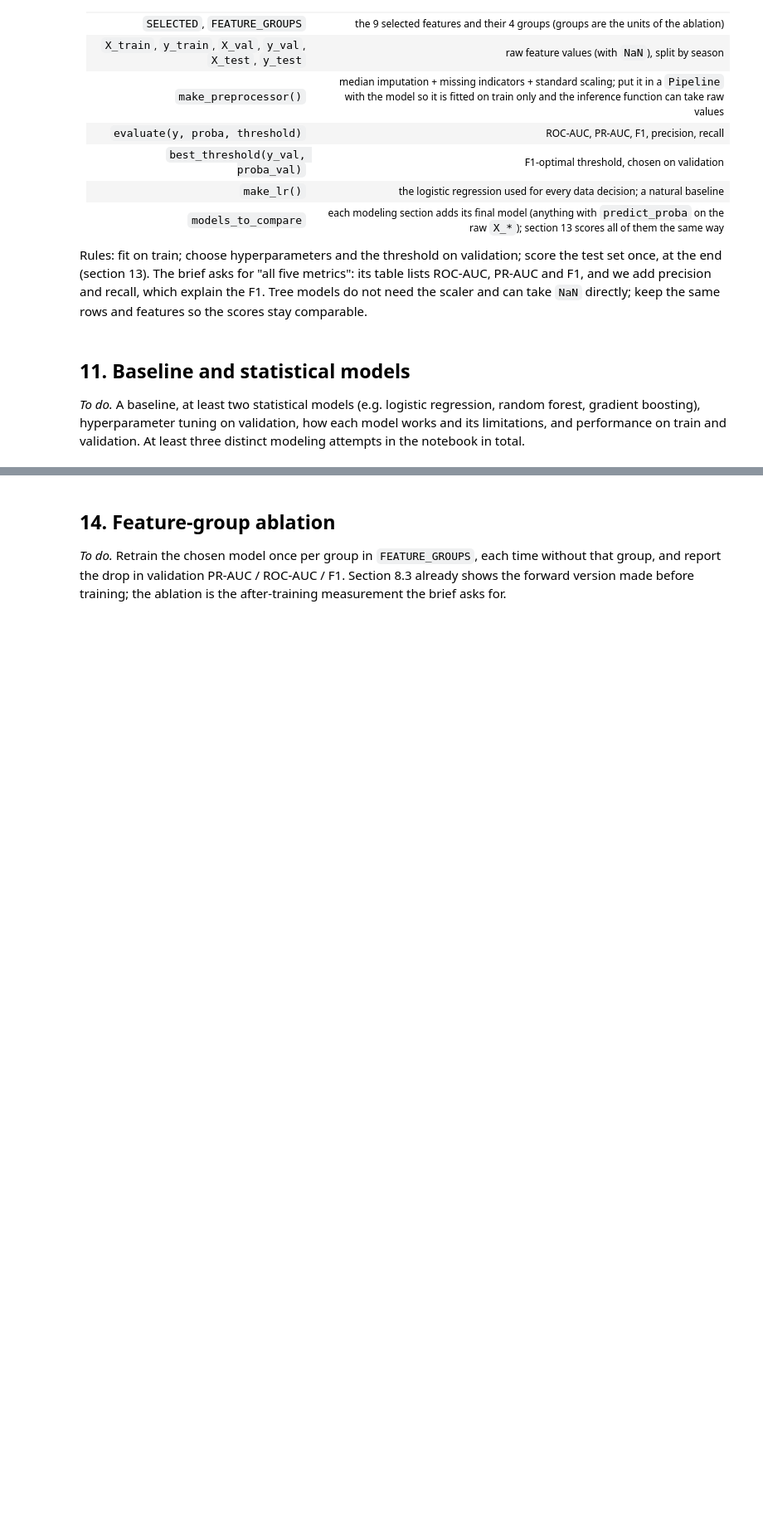
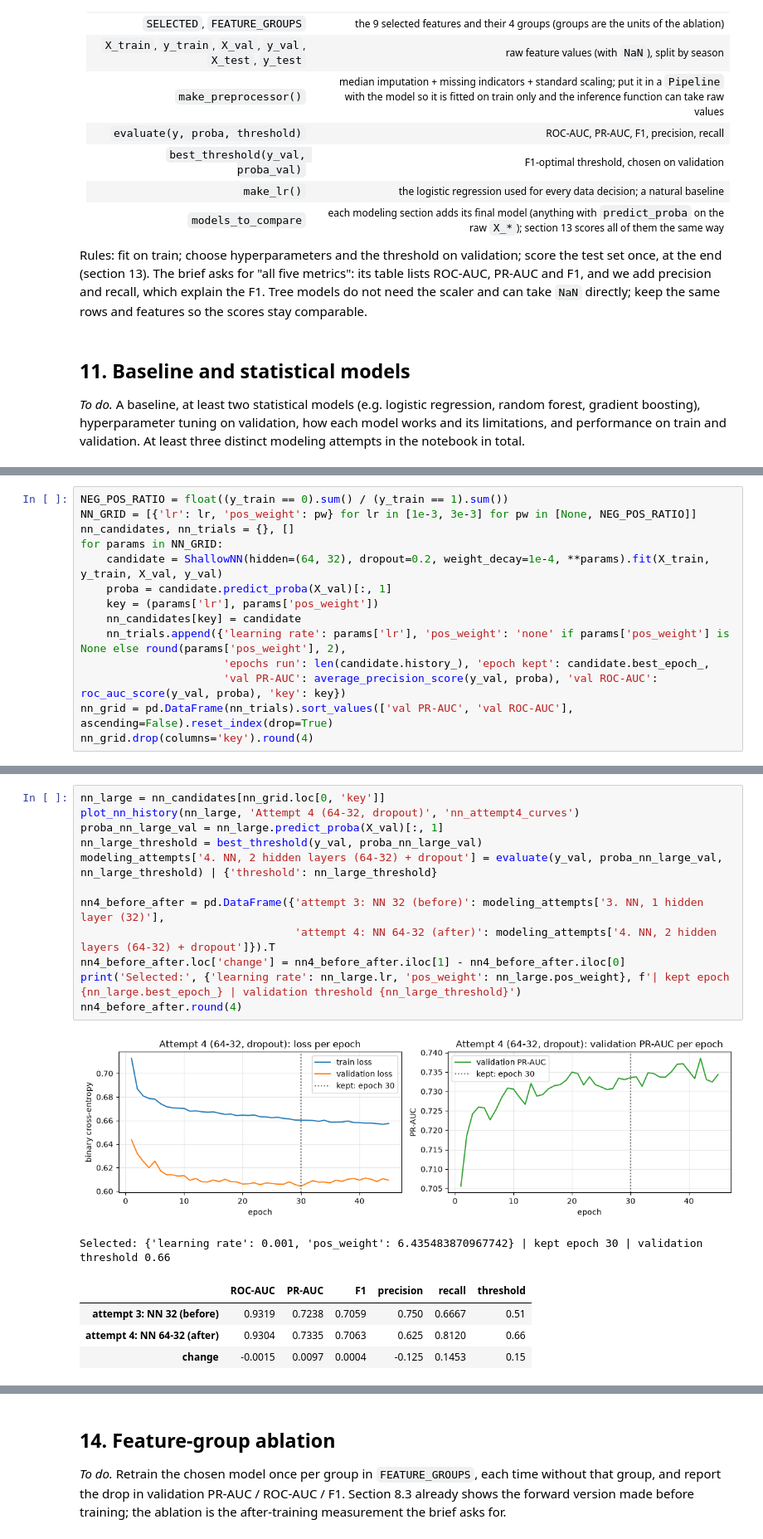
Before and after one commit to HamadaTamer/AI-Tools-Lab-F1-Project, a Jupyter notebook: F1_podium_prediction.ipynb, the cells around one changed output, grey strips where cells are left out. Shown at 83% size. Saved outputs shown, nothing was run; the diff lists cells and outputs as text; blank space fills up the shorter version.

```diff
--- a/F1_podium_prediction.ipynb
+++ b/F1_podium_prediction.ipynb
@@ -2616,0 +2898,14 @@ Rules: fit on train; choose hyperparameters and the threshold on validation; sco
+# %%
+NEG_POS_RATIO = float((y_train == 0).sum() / (y_train == 1).sum())
+NN_GRID = [{'lr': lr, 'pos_weight': pw} for lr in [1e-3, 3e-3] for pw in [None, NEG_POS_RATIO]]
+nn_candidates, nn_trials = {}, []
+for params in NN_GRID:
+    candidate = ShallowNN(hidden=(64, 32), dropout=0.2, weight_decay=1e-4, **params).fit(X_train, y_train, X_val, y_val)
+    proba = candidate.predict_proba(X_val)[:, 1]
+    key = (params['lr'], params['pos_weight'])
+    nn_candidates[key] = candidate
+    nn_trials.append({'learning rate': params['lr'], 'pos_weight': 'none' if params['pos_weight'] is None else round(params['pos_weight'], 2),
+                      'epochs run': len(candidate.history_), 'epoch kept': candidate.best_epoch_,
+                      'val PR-AUC': average_precision_score(y_val, proba), 'val ROC-AUC': roc_auc_score(y_val, proba), 'key': key})
+nn_grid = pd.DataFrame(nn_trials).sort_values(['val PR-AUC', 'val ROC-AUC'], ascending=False).reset_index(drop=True)
+nn_grid.drop(columns='key').round(4)
@@ -2616,0 +2918,19 @@ Rules: fit on train; choose hyperparameters and the threshold on validation; sco
+# %%
+nn_large = nn_candidates[nn_grid.loc[0, 'key']]
+plot_nn_history(nn_large, 'Attempt 4 (64-32, dropout)', 'nn_attempt4_curves')
+proba_nn_large_val = nn_large.predict_proba(X_val)[:, 1]
+nn_large_threshold = best_threshold(y_val, proba_nn_large_val)
+modeling_attempts['4. NN, 2 hidden layers (64-32) + dropout'] = evaluate(y_val, proba_nn_large_val, nn_large_threshold) | {'threshold': nn_large_threshold}
+
+nn4_before_after = pd.DataFrame({'attempt 3: NN 32 (before)': modeling_attempts['3. NN, 1 hidden layer (32)'],
+                                 'attempt 4: NN 64-32 (after)': modeling_attempts['4. NN, 2 hidden layers (64-32) + dropout']}).T
+nn4_before_after.loc['change'] = nn4_before_after.iloc[1] - nn4_before_after.iloc[0]
+print('Selected:', {'learning rate': nn_large.lr, 'pos_weight': nn_large.pos_weight}, f'| kept epoch {nn_large.best_epoch_} | validation threshold {nn_large_threshold}')
+nn4_before_after.round(4)
+# %% [output]
+[figure, added]
+Selected: {'learning rate': 0.001, 'pos_weight': 6.435483870967742} | kept epoch 30 | validation threshold 0.66
+|  | ROC-AUC | PR-AUC | F1 | precision | recall | threshold |
+| attempt 3: NN 32 (before) | 0.9319 | 0.7238 | 0.7059 | 0.750 | 0.6667 | 0.51 |
+| attempt 4: NN 64-32 (after) | 0.9304 | 0.7335 | 0.7063 | 0.625 | 0.8120 | 0.66 |
+| change | -0.0015 | 0.0097 | 0.0004 | -0.125 | 0.1453 | 0.15 |
```
Also changed, not shown: parts of 30 cells of this notebook, 4 other files.
